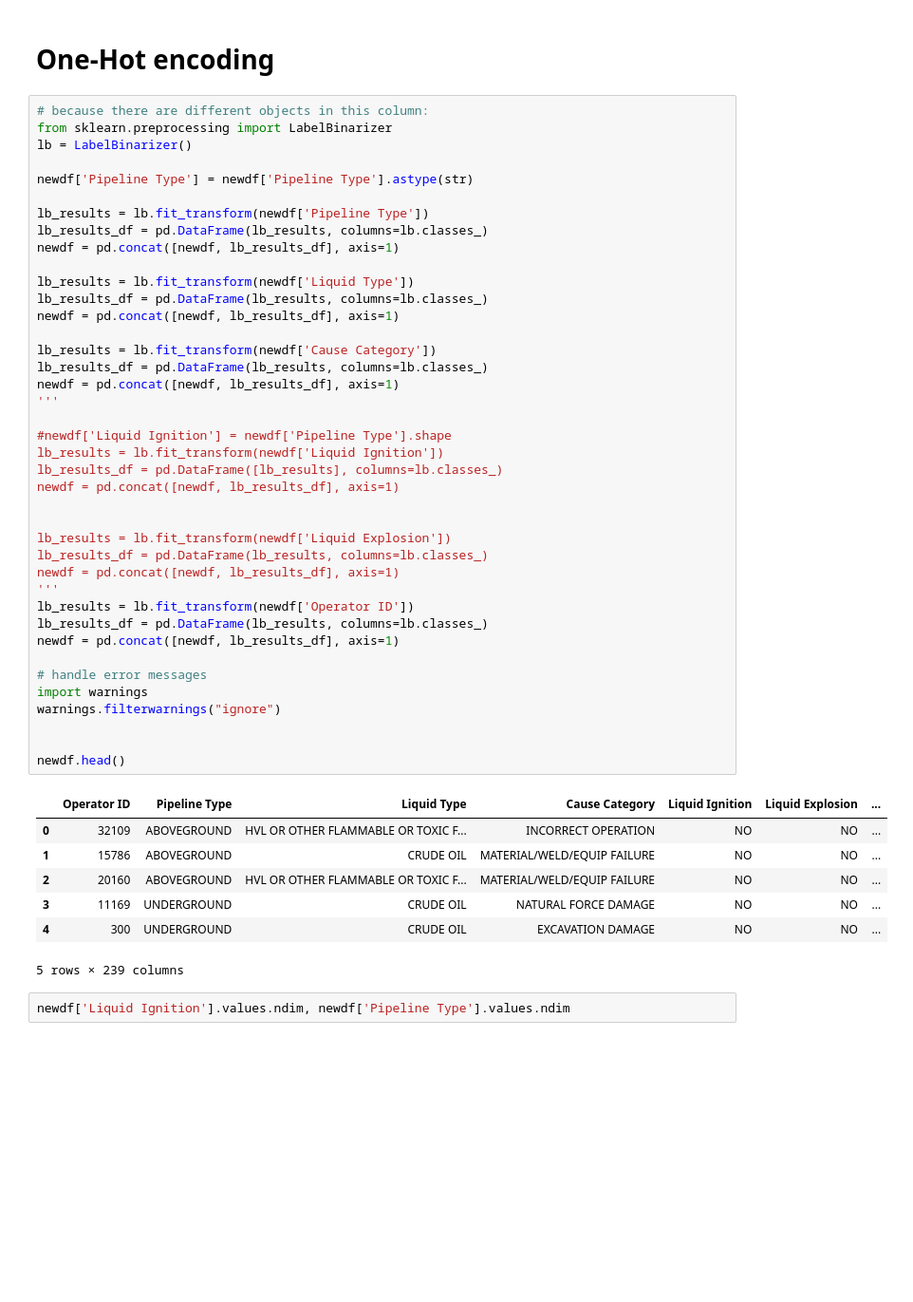
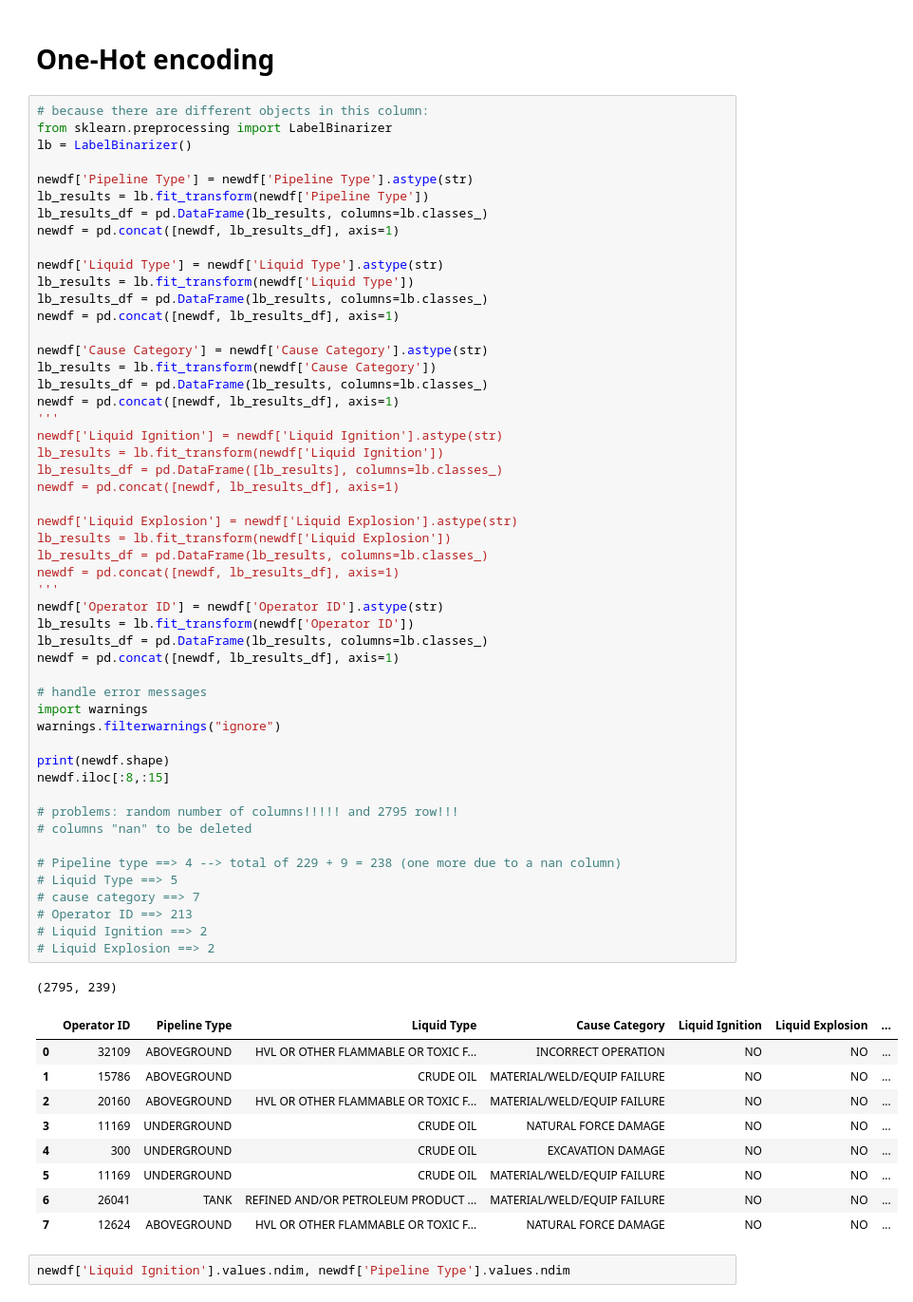
Before and after one commit to AlbandeB/Python-project, a Jupyter notebook: Pipeline Accident Cost Prediction Project.ipynb, the cells around one changed output. Shown at 95% size. Saved outputs shown, nothing was run; the diff lists cells and outputs as text; blank space fills up the shorter version.

```diff
--- a/Pipeline Accident Cost Prediction Project.ipynb
+++ b/Pipeline Accident Cost Prediction Project.ipynb
@@ -354,48 +365,62 @@ from sklearn.preprocessing import LabelBinarizer
 lb = LabelBinarizer()
 
 newdf['Pipeline Type'] = newdf['Pipeline Type'].astype(str)
-
 lb_results = lb.fit_transform(newdf['Pipeline Type'])
 lb_results_df = pd.DataFrame(lb_results, columns=lb.classes_)
 newdf = pd.concat([newdf, lb_results_df], axis=1)
 
+newdf['Liquid Type'] = newdf['Liquid Type'].astype(str)
 lb_results = lb.fit_transform(newdf['Liquid Type'])
 lb_results_df = pd.DataFrame(lb_results, columns=lb.classes_)
 newdf = pd.concat([newdf, lb_results_df], axis=1)
 
+newdf['Cause Category'] = newdf['Cause Category'].astype(str)
 lb_results = lb.fit_transform(newdf['Cause Category'])
 lb_results_df = pd.DataFrame(lb_results, columns=lb.classes_)
 newdf = pd.concat([newdf, lb_results_df], axis=1)
 '''
-
-#newdf['Liquid Ignition'] = newdf['Pipeline Type'].shape
+newdf['Liquid Ignition'] = newdf['Liquid Ignition'].astype(str)
 lb_results = lb.fit_transform(newdf['Liquid Ignition'])
 lb_results_df = pd.DataFrame([lb_results], columns=lb.classes_)
 newdf = pd.concat([newdf, lb_results_df], axis=1)
 
-
+newdf['Liquid Explosion'] = newdf['Liquid Explosion'].astype(str)
 lb_results = lb.fit_transform(newdf['Liquid Explosion'])
 lb_results_df = pd.DataFrame(lb_results, columns=lb.classes_)
 newdf = pd.concat([newdf, lb_results_df], axis=1)
 '''
+newdf['Operator ID'] = newdf['Operator ID'].astype(str)
 lb_results = lb.fit_transform(newdf['Operator ID'])
 lb_results_df = pd.DataFrame(lb_results, columns=lb.classes_)
 newdf = pd.concat([newdf, lb_results_df], axis=1)
 
 # handle error messages
 import warnings
 warnings.filterwarnings("ignore")
 
+print(newdf.shape)
+newdf.iloc[:8,:15]
 
-newdf.head()
+# problems: random number of columns!!!!! and 2795 row!!!
+# columns "nan" to be deleted
+
+# Pipeline type ==> 4 --> total of 229 + 9 = 238 (one more due to a nan column)
+# Liquid Type ==> 5
+# cause category ==> 7
+# Operator ID ==> 213
+# Liquid Ignition ==> 2
+# Liquid Explosion ==> 2
 # %% [output]
+(2795, 239)
 |  | Operator ID | Pipeline Type | Liquid Type | Cause Category | Liquid Ignition | Liquid Explosion | ... |
 | 0 | 32109 | ABOVEGROUND | HVL OR OTHER FLAMMABLE OR TOXIC F... | INCORRECT OPERATION | NO | NO | ... |
 | 1 | 15786 | ABOVEGROUND | CRUDE OIL | MATERIAL/WELD/EQUIP FAILURE | NO | NO | ... |
 | 2 | 20160 | ABOVEGROUND | HVL OR OTHER FLAMMABLE OR TOXIC F... | MATERIAL/WELD/EQUIP FAILURE | NO | NO | ... |
 | 3 | 11169 | UNDERGROUND | CRUDE OIL | NATURAL FORCE DAMAGE | NO | NO | ... |
 | 4 | 300 | UNDERGROUND | CRUDE OIL | EXCAVATION DAMAGE | NO | NO | ... |
+| 5 | 11169 | UNDERGROUND | CRUDE OIL | MATERIAL/WELD/EQUIP FAILURE | NO | NO | ... |
+| 6 | 26041 | TANK | REFINED AND/OR PETROLEUM PRODUCT ... | MATERIAL/WELD/EQUIP FAILURE | NO | NO | ... |
+| 7 | 12624 | ABOVEGROUND | HVL OR OTHER FLAMMABLE OR TOXIC F... | NATURAL FORCE DAMAGE | NO | NO | ... |
-5 rows × 239 columns
 # %%
 newdf['Liquid Ignition'].values.ndim, newdf['Pipeline Type'].values.ndim
 # %% [output]
```
Also changed, not shown: parts of 14 cells of this notebook.
